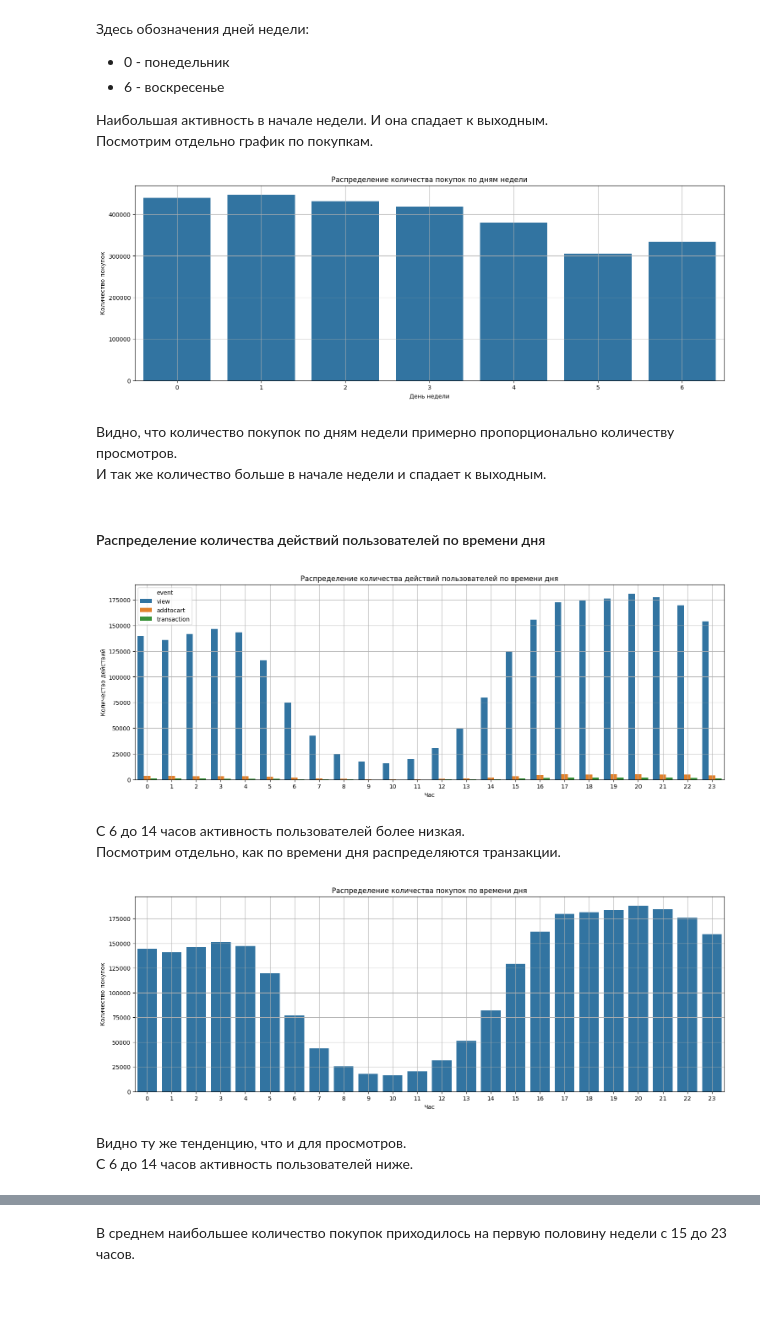
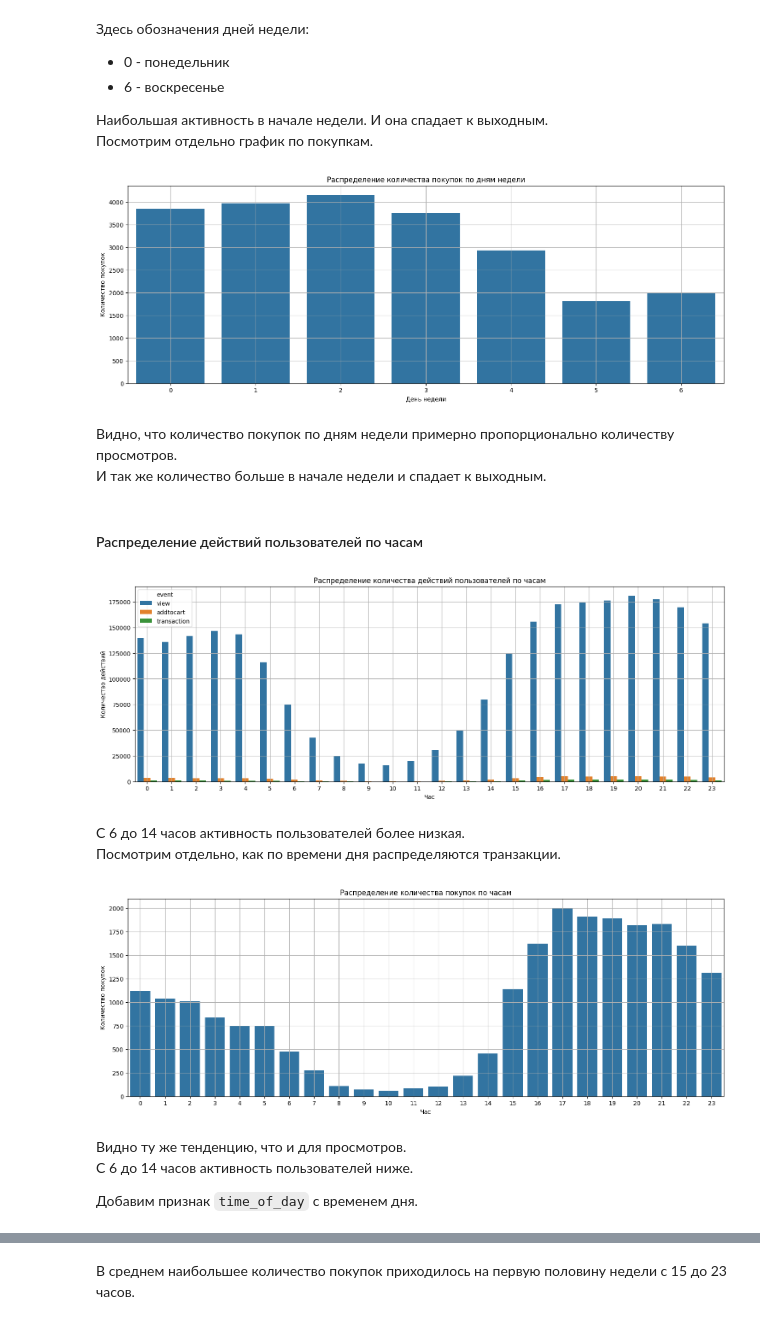
Before and after one commit to experiment0/product_recommendation_system, a Jupyter notebook: rec_sys/model_preparation/02_eda.ipynb, the cells around one changed output, grey strips where cells are left out. Drawn from its saved outputs; the diff is of its cells as text; code cells hidden in the pictures; blank space fills up the shorter version.

Commit message:
Добавлено исследование данных и генерация признаков

```diff
--- a/rec_sys/model_preparation/02_eda.ipynb
+++ b/rec_sys/model_preparation/02_eda.ipynb
@@ -531,46 +539,48 @@ show_countplot(
 Посмотрим отдельно график по покупкам.
 # %%
 show_countplot(
-    events_data,
-    "day_of_week",
+    data=events_data[mask_event_transaction],
+    feature_name="day_of_week",
     title="Распределение количества покупок по дням недели",
     xlabel="День недели",
     ylabel="Количество покупок",
     figsize=(18, 6),
 )
 # %% [output]
-[figure, old version]
+[figure, new version]
 # %% [markdown]
 Видно, что количество покупок по дням недели примерно пропорционально количеству просмотров.\
 И так же количество больше в начале недели и спадает к выходным.
 # %% [markdown]
-#### Распределение количества действий пользователей по времени дня
+#### Распределение действий пользователей по часам
 # %%
 show_countplot(
-    events_data,
-    "hour",
-    title="Распределение количества действий пользователей по времени дня",
+    data=events_data,
+    feature_name="hour",
+    title="Распределение количества действий пользователей по часам",
     xlabel="Час",
     ylabel="Количество действий",
     figsize=(18, 6),
     hue_feature_name="event",
 )
 # %% [output]
-[figure, old version]
+[figure, new version]
 # %% [markdown]
 С 6  до 14 часов активность пользователей более низкая.\
 Посмотрим отдельно, как по времени дня распределяются транзакции.
 # %%
 show_countplot(
-    events_data,
-    "hour",
-    title="Распределение количества покупок по времени дня",
+    data=events_data[mask_event_transaction],
+    feature_name="hour",
+    title="Распределение количества покупок по часам",
     xlabel="Час",
     ylabel="Количество покупок",
     figsize=(18, 6),
 )
 # %% [output]
-[figure, old version]
+[figure, new version]
 # %% [markdown]
 Видно ту же тенденцию, что и для просмотров.\
 С 6 до 14 часов активность пользователей ниже.
+
+Добавим признак `time_of_day` с временем дня.
```
Also changed, not shown: parts of 185 cells of this notebook, 10 other files.
